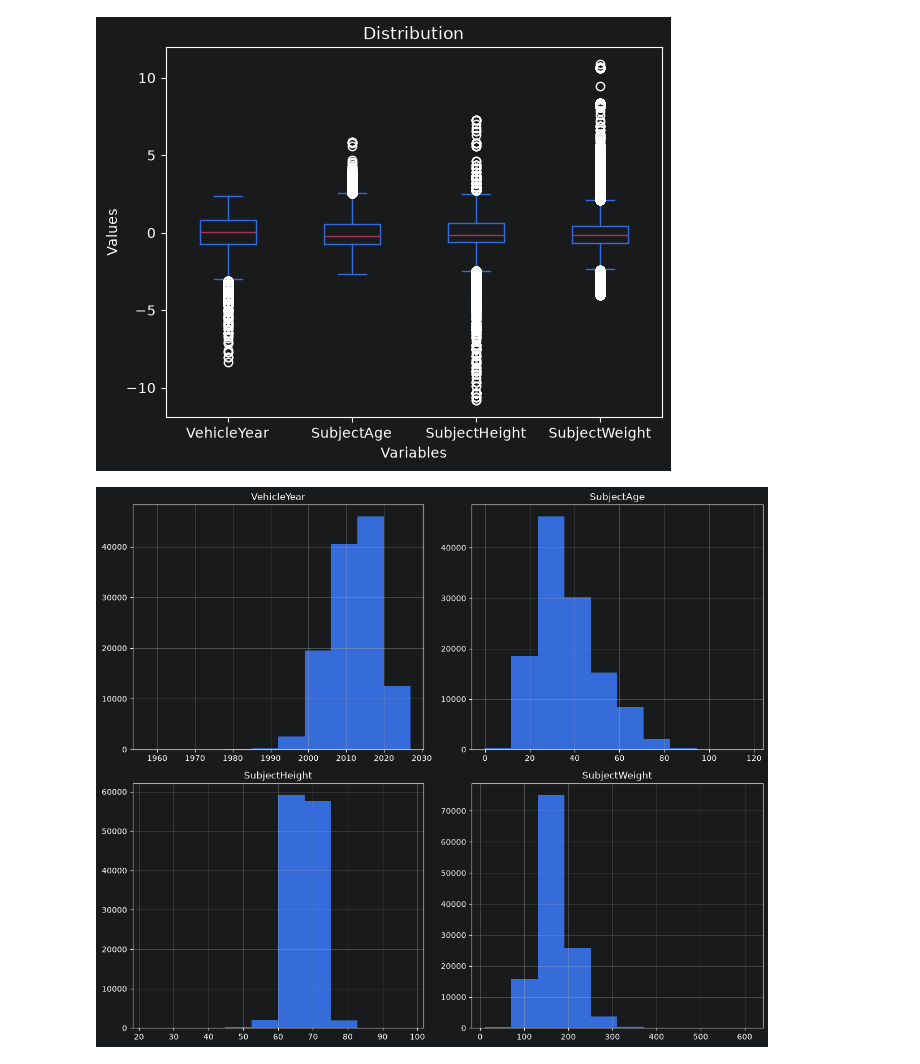
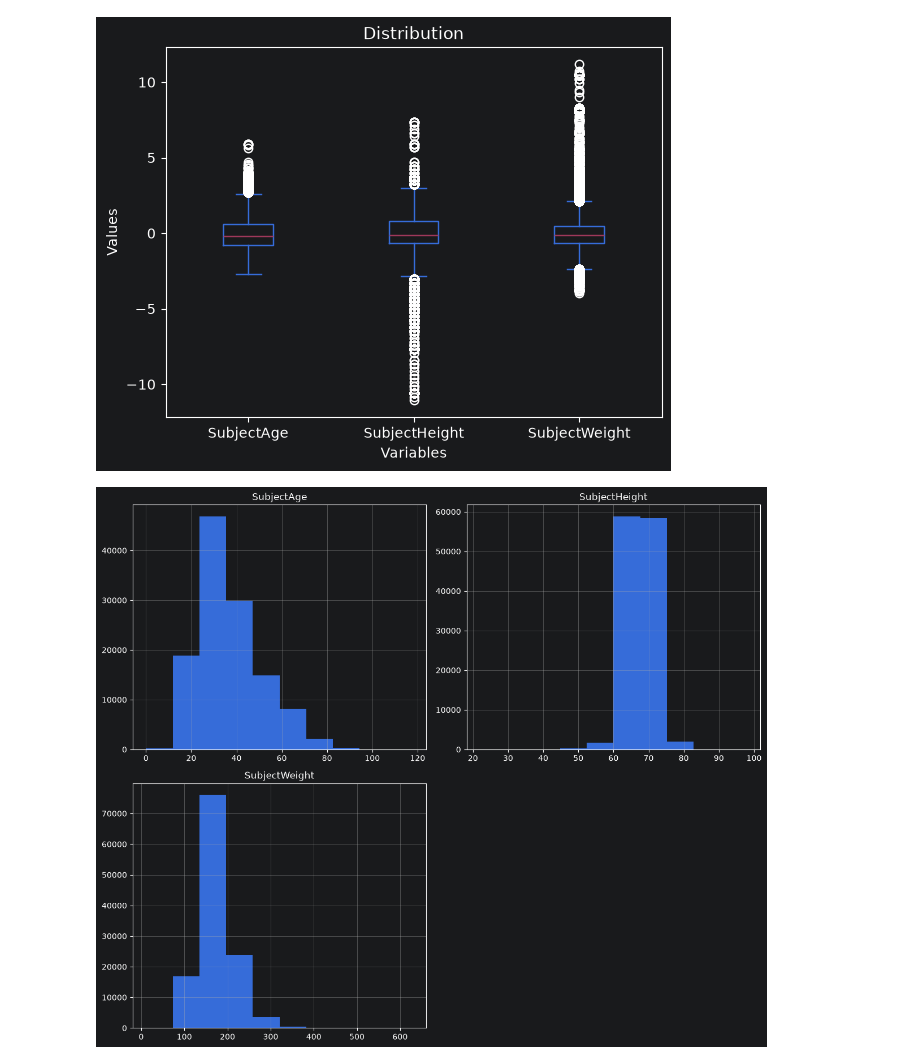
Before and after one commit to ray-chav/stop-and-search, a Jupyter notebook: scripts/imputation_encoding_norm.ipynb, the cells around one changed output. Cells and saved outputs as stored; diff of their text form; code cells hidden in the pictures.

Commit message:
Added age, height, weight truncation and adjustment to cleaning_data, imputation code, created preprocessing pipeline for use in CV

```diff
--- a/scripts/imputation_encoding_norm.ipynb
+++ b/scripts/imputation_encoding_norm.ipynb
@@ -62,10 +78,0 @@ plt.show()
-# %%
-# Potential outlier columns: VehicleYear, SubjectAge, SubjectHeight
-# Impute impossible or highly implausible values as NaN
-train_df["VehicleYear"] = np.where((train_df["VehicleYear"] == 1900) | (train_df["VehicleYear"] >= 2028), np.nan, train_df["VehicleYear"])
-
-train_df["SubjectAge"] = np.where((train_df["SubjectAge"] < 0) | (train_df["SubjectAge"] > 119), np.nan, train_df["SubjectAge"])
-
-train_df["SubjectHeight"] = np.where((train_df["SubjectHeight"] <= 20) | (train_df["SubjectHeight"] >= 100), np.nan, train_df["SubjectHeight"])
-
-train_df["SubjectWeight"] = np.where((train_df["SubjectWeight"] <= 10) | (train_df["SubjectWeight"] >= 800), np.nan, train_df["SubjectWeight"])
@@ -78,0 +79,2 @@ train_df["SubjectWeight"] = np.where((train_df["SubjectWeight"] <= 10) | (train_
+# %%
+train_df = train_df.drop(["orig_age", "vital_flag", "orig_height", "orig_weight", "BMI"], axis = 1)
@@ -80,9 +99,10 @@ train_df["SubjectWeight"] = np.where((train_df["SubjectWeight"] <= 10) | (train_
 # Ordinal encoding to run MICE imputation
 encoder = OrdinalEncoder(handle_unknown="use_encoded_value", unknown_value=np.nan)
 
-# Defining categorical columns
-cat_cols = ["VehicleStyle", "VehicleColor", "SubjectRace", "SubjectEyeColor", "SubjectHairColor", "Zip", "Zone"]
-
+# Defining categorical columns to be imputed
+cat_cols = ["VehicleStyle", "VehicleColor", "SubjectRace", "SubjectEyeColor", "SubjectHairColor", "Zip", "Zone", "StopDescription"]
+# Defining discrete columns to be imputed
+dis_cols = ["SubjectGender", "SubjectAge", "SubjectHeight", "SubjectWeight", "isLA"]
 # Drop outcome variable
 train_df_enc = train_df.copy()
 search_col = train_df_enc["search_occurred"]
@@ -98,14 +118,14 @@ train_df_enc[cat_cols] = train_df_enc[cat_cols].mask(train_df_enc[cat_cols].isna
 imputer = IterativeImputer(estimator=RandomForestRegressor(n_estimators=10, random_state=10), max_iter=10, random_state=10)
 
 train_df_imputed = pd.DataFrame(imputer.fit_transform(train_df_enc), columns = train_df_enc.columns)
-
-# Round imputations into discrete values
-train_df_imputed[cat_cols] = train_df_imputed[cat_cols].round()
-
-# Encode back to original labels
-train_df_imputed_final = train_df_imputed.copy()
-train_df_imputed_final[cat_cols] = encoder.inverse_transform(train_df_imputed[cat_cols])
 # %%
+# Round imputations into discrete values
+train_df_imputed[cat_cols] = train_df_imputed[cat_cols].round()
+train_df_imputed[dis_cols] = train_df_imputed[dis_cols].round()
+# Encode back to original labels
+train_df_imputed_final = train_df_imputed.copy()
+train_df_imputed_final[cat_cols] = encoder.inverse_transform(train_df_imputed[cat_cols])
+
 # Return back to original index
 train_df_imputed_final.index = train_df.index
 
@@ -135,6 +138,6 @@ train_df_imputed_final
 # %%
 # Boxplots
-target_df = train_df_imputed_final[["VehicleYear", "SubjectAge", "SubjectHeight", "SubjectWeight"]]
+target_df = train_df_imputed_final[["SubjectAge", "SubjectHeight", "SubjectWeight"]]
 
 target_df = target_df.apply(zscore)
 
@@ -143,16 +146,16 @@ plt.ylabel("Values")
 plt.xlabel("Variables")
 plt.show()
 # %% [output]
-[figure, old version]
+[figure, new version]
 # %%
 # Histograms
-target_df = train_df_imputed_final[["VehicleYear", "SubjectAge", "SubjectHeight", "SubjectWeight"]]
+target_df = train_df_imputed_final[["SubjectAge", "SubjectHeight", "SubjectWeight"]]
 
 target_df.hist(figsize=(12, 10))
 plt.tight_layout()
 plt.show()
 # %% [output]
-[figure, old version]
+[figure, new version]
 # %%
 fig, axes = plt.subplots(nrows=3, ncols=1, figsize=(10, 16))
 
```
Also changed, not shown: parts of 10 cells of this notebook, 2 other files.
